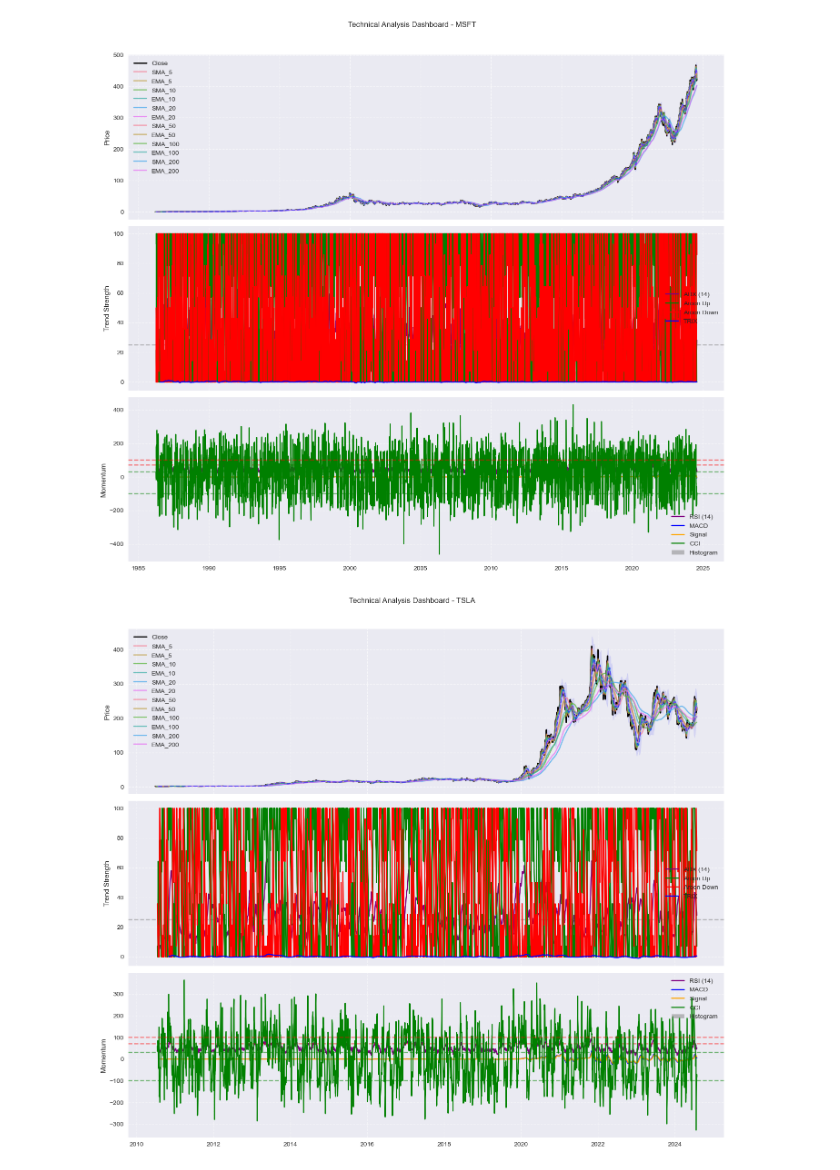
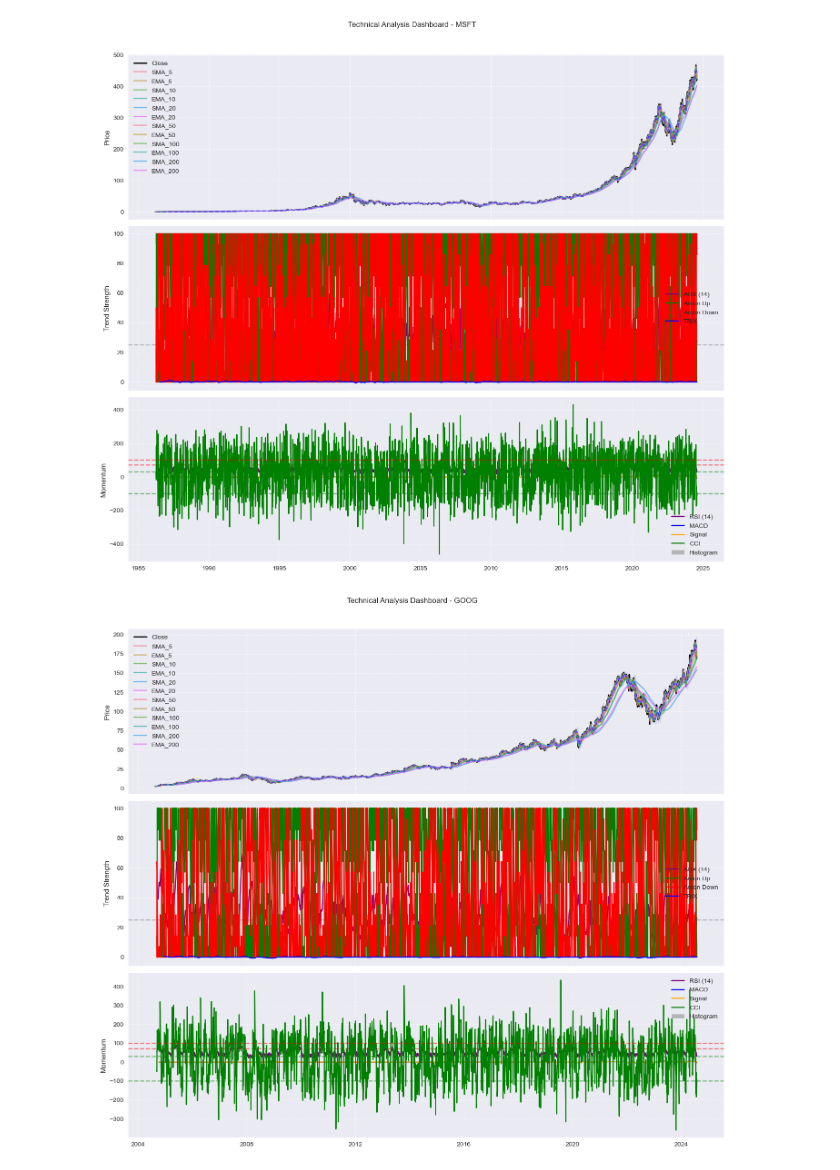
Before and after one commit to worashf/stock-news-sentiment-price-move-correlation, a Jupyter notebook: notebooks/technical_indicators_analysis/technical_indicator.ipynb, the cells around one changed output. Saved outputs shown, nothing was run; the diff lists cells and outputs as text; code cells hidden in the pictures.

Commit message:
Update tickers

```diff
--- a/notebooks/technical_indicators_analysis/technical_indicator.ipynb
+++ b/notebooks/technical_indicators_analysis/technical_indicator.ipynb
@@ -11,7 +11,7 @@ try:
     data_loader = DataLoader()
 
     # Load stock data
-    tickers = ['AAPL', 'MSFT', 'TSLA']
+    tickers = ['AAPL', 'MSFT', 'GOOG','AMZN','NVDA','TSLA','META']
     stock_data = data_loader.load_multiple_stocks(tickers)
 
     # Initialize analysis pipeline
@@ -58,5 +60,5 @@ Risk metrics calculated successfully
 Generating correlation matrix...
 Analysis failed: could not convert string to float: 'AAPL'
 [figure]
 [figure]
-[figure, old version]
+[figure, new version]
```
Also changed, not shown: parts of 1 cell of this notebook.
